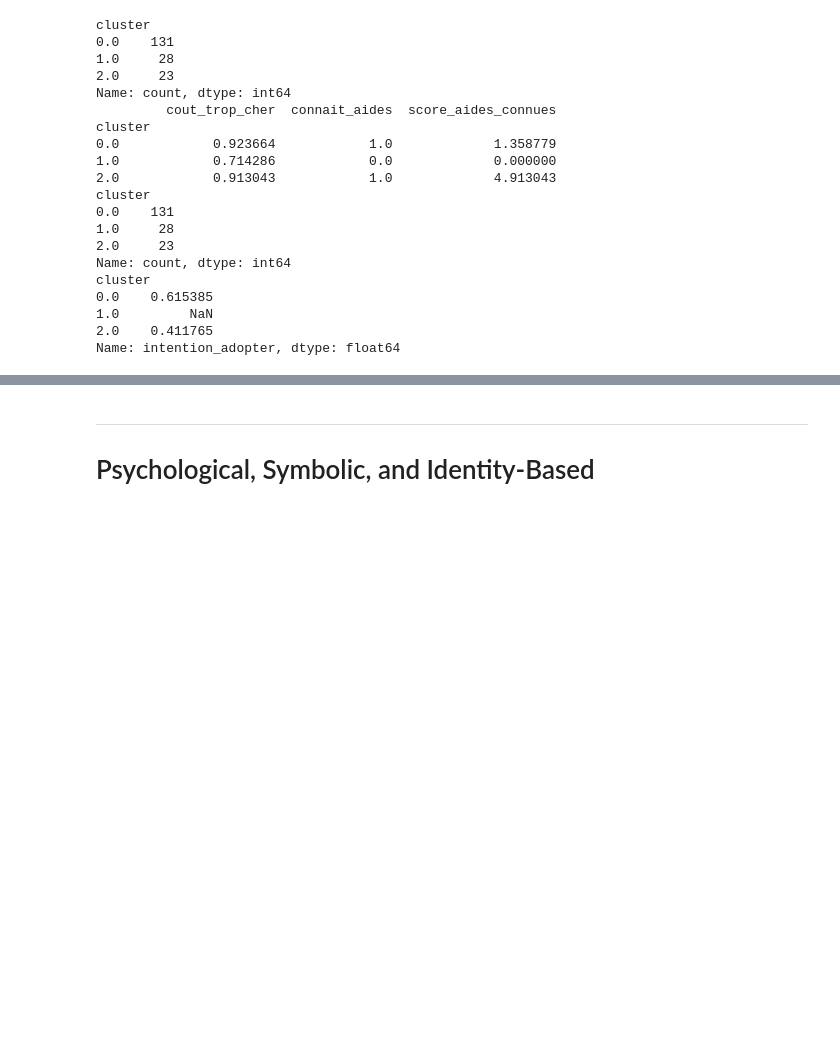
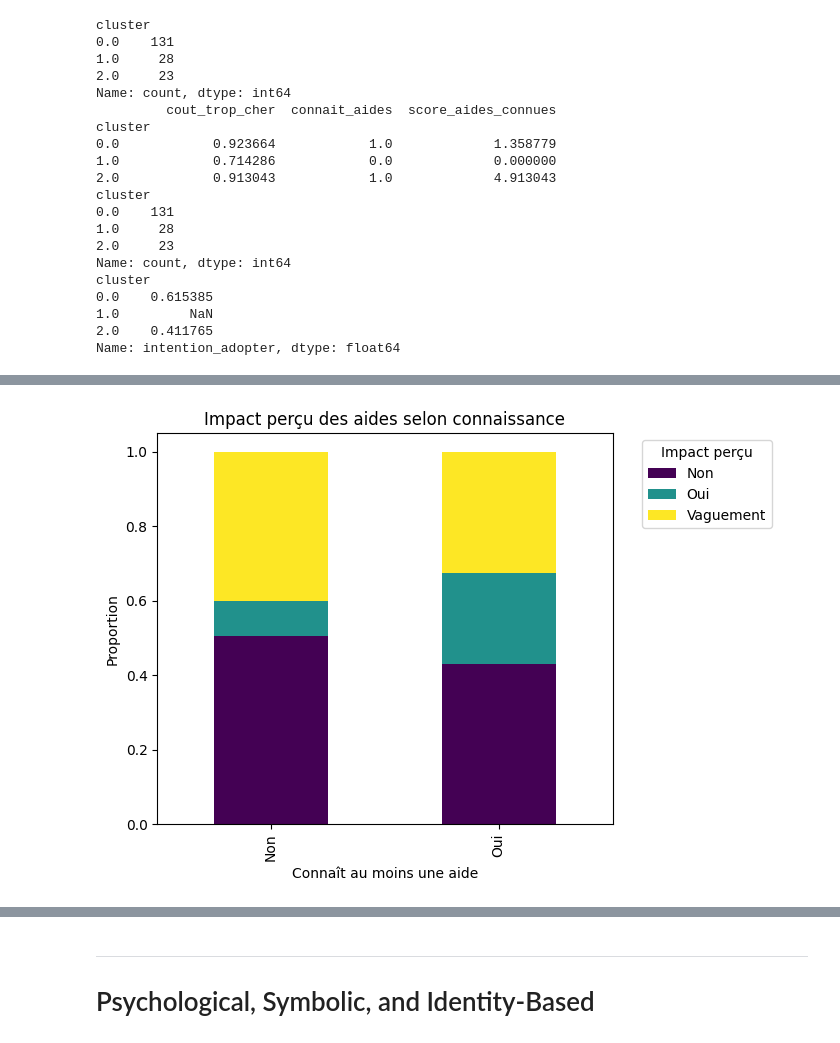
Before and after one commit to Man-G0/EvThesis, a Jupyter notebook: Thesis Analysis.ipynb, the cells around one changed output, grey strips where cells are left out. Saved outputs shown, nothing was run; the diff lists cells and outputs as text; code cells hidden in the pictures; blank space fills up the shorter version.

```diff
--- a/Thesis Analysis.ipynb
+++ b/Thesis Analysis.ipynb
@@ -373,3 +373,82 @@ cluster
 1.0         NaN
 2.0    0.411765
 Name: intention_adopter, dtype: float64
+# %%
+import matplotlib.pyplot as plt
+import numpy as np
+import pandas as pd
+from scipy.stats import chi2_contingency
+
+aides_col = "Connaissez-vous des aides financières disponibles pour l’achat d’un véhicule électrique ? (Cochez tout ce que vous connaissez)\n"
+impact_col = "Est-ce que ces aides impactent votre envie d'adopter un véhicule électrique ?"
+
+# Fonction robuste pour compter les aides connues
+def count_aides(cell):
+    if pd.isna(cell) or not cell.strip():
+        return 0
+    aides = [aide.strip().lower().replace('\n', '') for aide in cell.split(',') if aide.strip()]
+    ignorées = ["je ne sais pas", "aucune"]
+    if any(aide in ignorées for aide in aides):
+        return 0
+    return len([aide for aide in aides if aide not in ignorées])
+
+# Création des colonnes
+df['score_aides_connues'] = df[aides_col].apply(count_aides)
+df['connait_aide'] = (df['score_aides_connues'] > 0).map({True: "Oui", False: "Non"})
+
+# 1. Intention moyenne selon impact perçu
+if 'intention_adopter' in df.columns:
+    ct = df.groupby(impact_col)['intention_adopter'].mean()
+    print("Intention d'adopter (moyenne) selon impact perçu des aides :")
+    print(ct)
+
+    # 2. Crosstab connaissance vs impact
+    ct2 = pd.crosstab(df['connait_aide'], df[impact_col])
+    prop2 = ct2.div(ct2.sum(axis=1), axis=0)
+
+    print("\nRépartition de l'impact perçu selon connaissance des aides :")
+    print(prop2)
+
+    # Barplot proportionnel
+    prop2.plot(kind='bar', stacked=True, colormap='viridis', figsize=(7,5))
+    plt.title("Impact perçu des aides selon connaissance")
+    plt.xlabel("Connaît au moins une aide")
+    plt.ylabel("Proportion")
+    plt.legend(title="Impact perçu", bbox_to_anchor=(1.05, 1), loc='upper left')
+    plt.tight_layout()
+    plt.show()
+
+    # Camembert uniquement pour ceux qui connaissent au moins une aide
+    if "Oui" in prop2.index:
+        plt.figure(figsize=(6, 6))
+        plt.pie(
+            prop2.loc["Oui"],
+            labels=prop2.columns,
+            autopct='%1.1f%%',
+            startangle=90,
+            colors=plt.cm.viridis(np.linspace(0.3, 0.85, len(prop2.columns))),
+            textprops={'fontsize': 12}
+        )
+        plt.title("Impact perçu des aides (parmi ceux qui en connaissent)")
+        plt.legend(loc="center left", bbox_to_anchor=(1, 0.5))
+        plt.tight_layout()
+        plt.show()
+
+    # 3. Test du Chi²
+    chi2, p, dof, _ = chi2_contingency(ct2)
+    print(f"\nTest du Chi² entre connaissance et impact perçu : p-value = {p:.4f}")
+
+    # 4. Intention d'adopter en fonction du nombre d’aides connues
+    adoption_by_aides = df.groupby('score_aides_connues')['intention_adopter'].mean()
+    plt.figure(figsize=(7,4))
+    adoption_by_aides.plot(marker='o', color='darkorange')
+    plt.xlabel("Nombre d'aides connues")
+    plt.ylabel("Proportion d'adoption (intention_adopter)")
+    plt.title("Intention d'adopter en fonction du nombre d'aides connues")
+    plt.ylim(0, 1)
+    plt.grid(True)
+    plt.tight_layout()
+    plt.show()
+else:
+    print("⚠️ La colonne 'intention_adopter' n'existe pas dans votre DataFrame.")
+# %% [output]
@@ -375,0 +472 @@ Name: intention_adopter, dtype: float64
+[figure, added]
```
Also changed, not shown: parts of 23 cells of this notebook.
